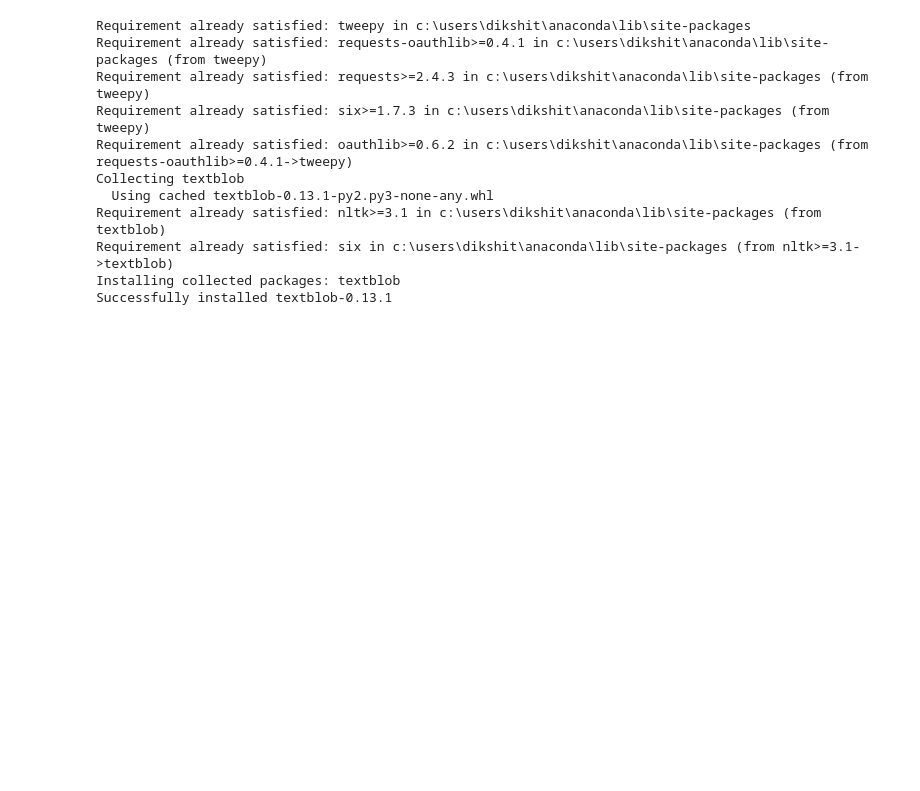
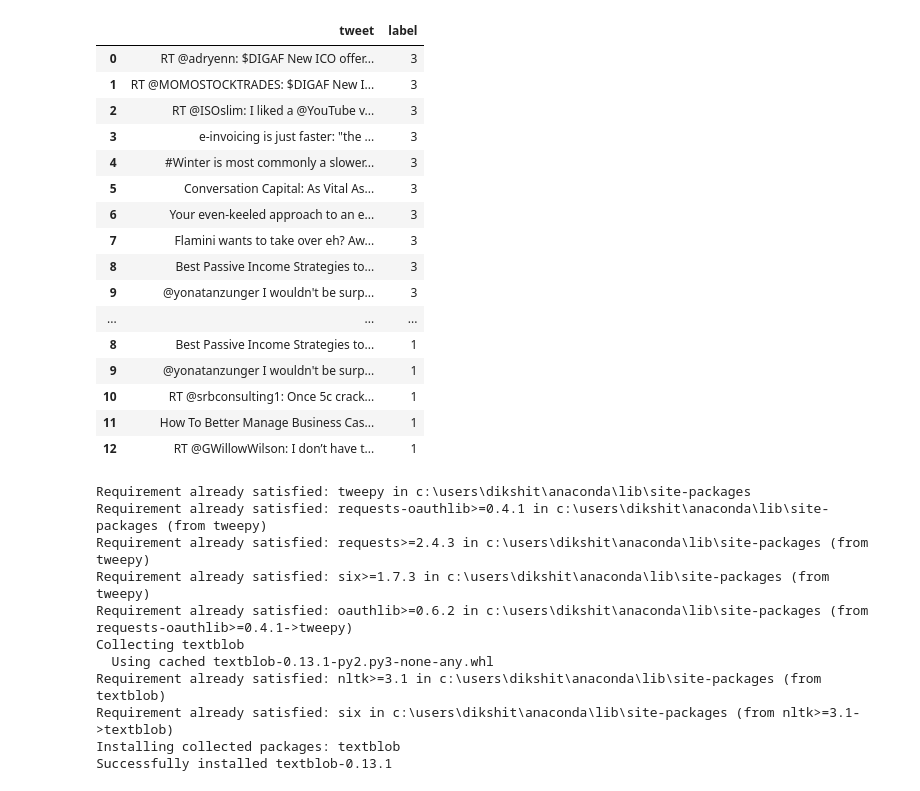
Before and after one commit to sahilmakkar1983/GLCap, a Jupyter notebook: twitter/TextBlob_twit_postive_negative.ipynb, the cells around one changed output. Saved outputs shown, nothing was run; the diff lists cells and outputs as text; code cells hidden in the pictures; blank space fills up the shorter version.

```diff
--- a/twitter/TextBlob_twit_postive_negative.ipynb
+++ b/twitter/TextBlob_twit_postive_negative.ipynb
@@ -227,6 +227,26 @@ Positive
   3],
  [u'@abizern @CocoaPods In that case, the deprecation warning in README + deprecating the pod should be clear to users',
   3]]
+# %%
+myDf
+# %% [output]
+|  | tweet | label |
+| 0 | RT @adryenn: $DIGAF New ICO offer... | 3 |
+| 1 | RT @MOMOSTOCKTRADES: $DIGAF New I... | 3 |
+| 2 | RT @ISOslim: I liked a @YouTube v... | 3 |
+| 3 | e-invoicing is just faster: "the ... | 3 |
+| 4 | #Winter is most commonly a slower... | 3 |
+| 5 | Conversation Capital: As Vital As... | 3 |
+| 6 | Your even-keeled approach to an e... | 3 |
+| 7 | Flamini wants to take over eh? Aw... | 3 |
+| 8 | Best Passive Income Strategies to... | 3 |
+| 9 | @yonatanzunger I wouldn't be surp... | 3 |
+| ... | ... | ... |
+| 8 | Best Passive Income Strategies to... | 1 |
+| 9 | @yonatanzunger I wouldn't be surp... | 1 |
+| 10 | RT @srbconsulting1: Once 5c crack... | 1 |
+| 11 | How To Better Manage Business Cas... | 1 |
+| 12 | RT @GWillowWilson: I don’t have t... | 1 |
 # %%
 !pip install tweepy
 !pip install textblob
```
Also changed, not shown: 1 other file.
